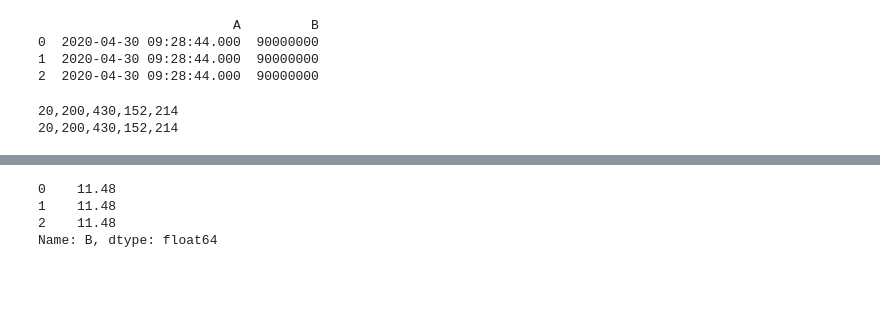
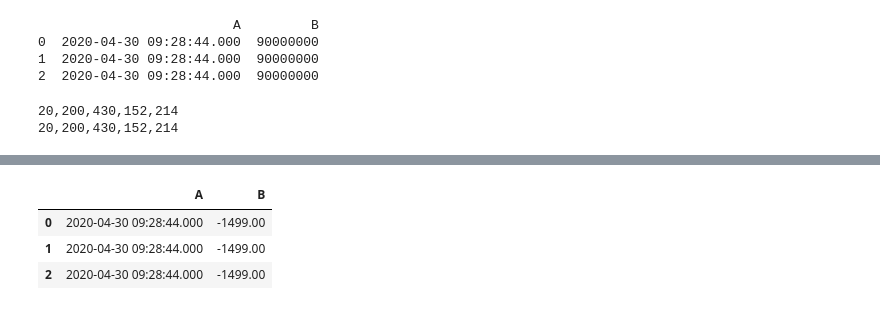
Before and after one commit to rajeshwerkushwaha/python_learning, a Jupyter notebook: file_compare/Untitled.ipynb, the cells around one changed output, grey strips where cells are left out. Drawn from its saved outputs; the diff is of its cells as text; code cells hidden in the pictures; blank space fills up the shorter version.

```diff
--- a/file_compare/Untitled.ipynb
+++ b/file_compare/Untitled.ipynb
@@ -162,8 +182,11 @@ temp_df['B'] = temp_df['B'].apply(lambda x: format(x, ","))
 20,200,430,152,214
 20,200,430,152,214
 # %%
-temp_df = pd.DataFrame([['2020-04-30 09:28:44.000', '11.4800']] * 3, columns=['A', 'B'])
+temp_df = pd.DataFrame([['2020-04-30 09:28:44.000', '-1499.0']] * 3, columns=['A', 'B'])
 print(temp_df)
 temp_df['B'].astype(float)
+
+temp_df['B'] = temp_df['B'].apply(lambda x: str("{:.2f}".format(float(x))))
+temp_df
 # %% [output]
                          A        B
@@ -173,4 +196,4 @@ temp_df['B'].astype(float)
-0    11.48
-1    11.48
-2    11.48
-Name: B, dtype: float64
+|  | A | B |
+| 0 | 2020-04-30 09:28:44.000 | -1499.00 |
+| 1 | 2020-04-30 09:28:44.000 | -1499.00 |
+| 2 | 2020-04-30 09:28:44.000 | -1499.00 |
```
Also changed, not shown: parts of 6 cells of this notebook, 1 other file.
